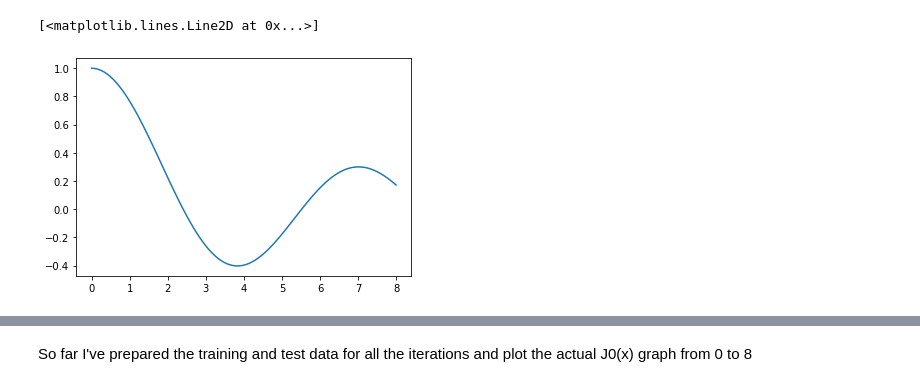
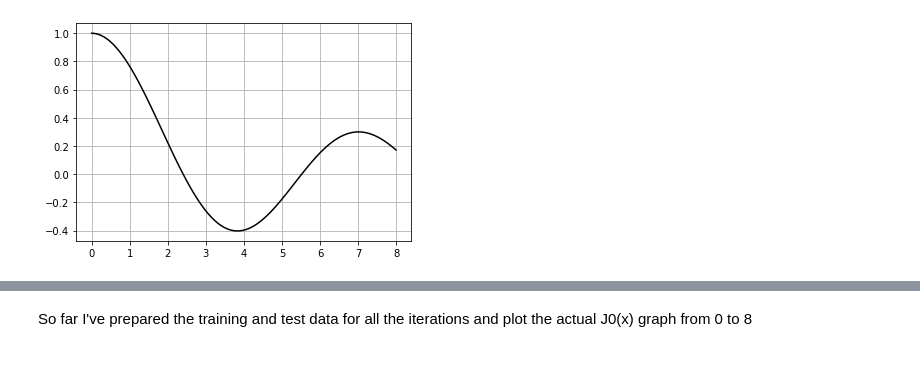
Before and after one commit to tuntul17/FIZ437E, a Jupyter notebook: FIZ437E_HW1_p2.ipynb, the cells around one changed output, grey strips where cells are left out. Saved outputs shown, nothing was run; the diff lists cells and outputs as text; code cells hidden in the pictures.

```diff
--- a/FIZ437E_HW1_p2.ipynb
+++ b/FIZ437E_HW1_p2.ipynb
@@ -13,9 +13,9 @@ from sklearn.metrics import r2_score,mean_squared_error
 # %%
 #J0(x) => (0,8)
 x = np.linspace(0,8,100)
 J0 = sp.jv(0,x)
-plot(x,J0)
+plot(x,J0,c='k')
+grid(True)
 # %% [output]
-[<matplotlib.lines.Line2D at 0x...>]
-[figure, old version]
+[figure, new version]
 # %%
```
Also changed, not shown: parts of 7 cells of this notebook.
